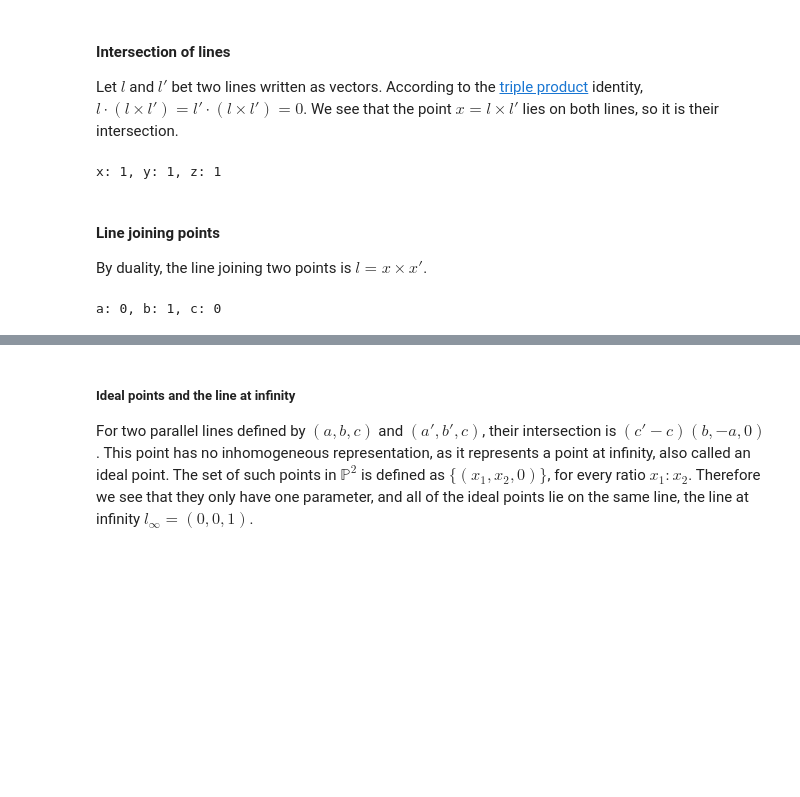
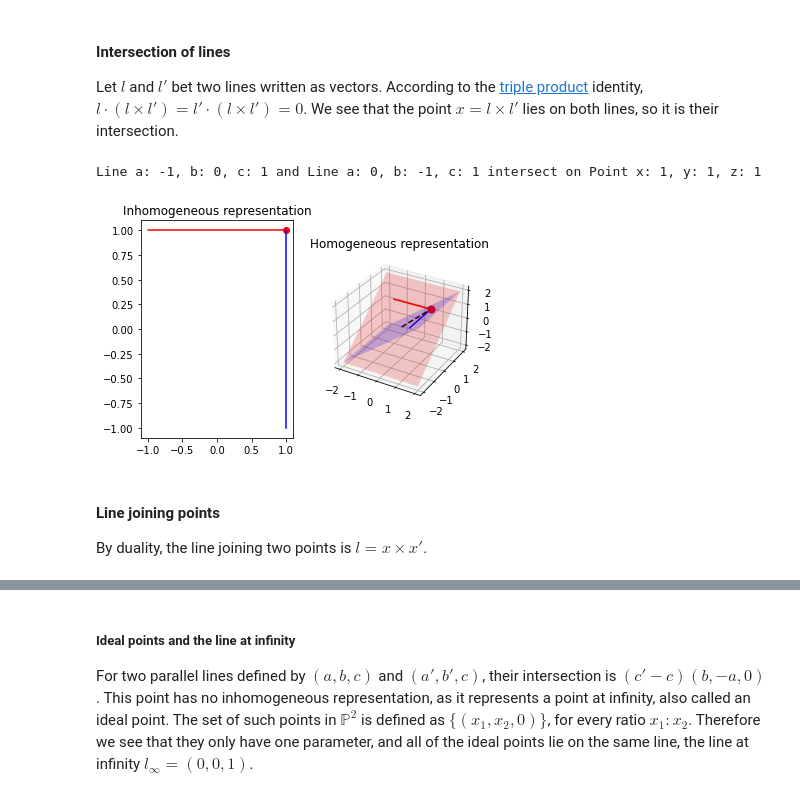
Before and after one commit to Smoltbob/ComputerVision, a Jupyter notebook: 2DProjectiveGeometry/main.ipynb, the cells around one changed output, grey strips where cells are left out. Saved outputs shown, nothing was run; the diff lists cells and outputs as text; code cells hidden in the pictures; blank space fills up the shorter version.

```diff
--- a/2DProjectiveGeometry/main.ipynb
+++ b/2DProjectiveGeometry/main.ipynb
@@ -56,20 +59,27 @@ True
 # %% [markdown]
 #### Intersection of lines
 Let $l$ and $l'$ bet two lines written as vectors. According to the [triple product](https://en.wikipedia.org/wiki/Triple_product) identity, $l \cdot (l \times l') = l' \cdot (l \times l') = 0$. We see that the point $x = l \times l'$ lies on both lines, so it is their intersection.
-# %%
-l = Line([-1, 0, 1])
-l_p = Line([0, -1, 1])
-x = l.intersection(l_p)
-x
-# %% [output]
-x: 1, y: 1, z: 1
+# %%
+l = Line([-1, 0, 1])
+l_p = Line([0, -1, 1])
+x = l.intersection(l_p)
+print(f"Line {l} and Line {l_p} intersect on Point {x}")
+
+fig = plt.figure()
+ax1 = fig.add_subplot(1, 2, 1)
+l.plot(ax1, color = "b")
+l_p.plot(ax1)
+x.plot(ax1)
+ax1.set_title("Inhomogeneous representation")
+ax2 = fig.add_subplot(1, 2, 2, projection = "3d")
+l.plot(ax2, color = "b")
+l_p.plot(ax2)
+x.plot(ax2)
+ax2.set_title("Homogeneous representation")
+fig.show()
+# %% [output]
+Line a: -1, b: 0, c: 1 and Line a: 0, b: -1, c: 1 intersect on Point x: 1, y: 1, z: 1
+[figure, added]
 # %% [markdown]
 #### Line joining points
 By duality, the line joining two points is $l = x \times x'$.
-# %%
-p = HomogeneousPoint([0, 0])
-p2 = HomogeneousPoint([1, 0])
-l = p.join(p2)
-l
-# %% [output]
-a: 0, b: 1, c: 0
```
Also changed, not shown: parts of 9 cells of this notebook, 5 other files.
